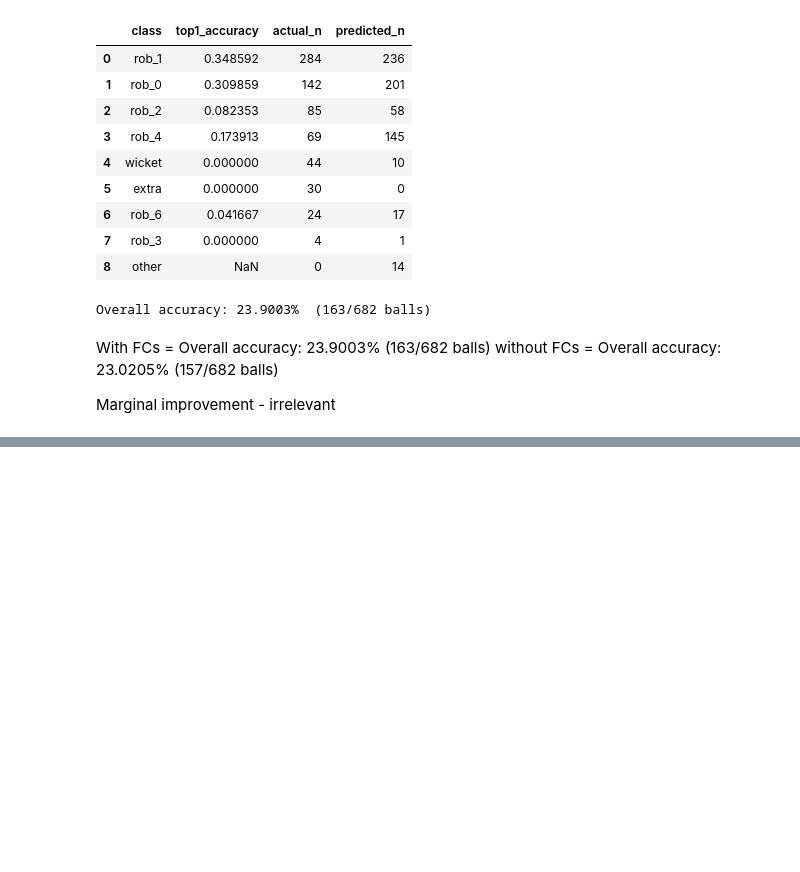
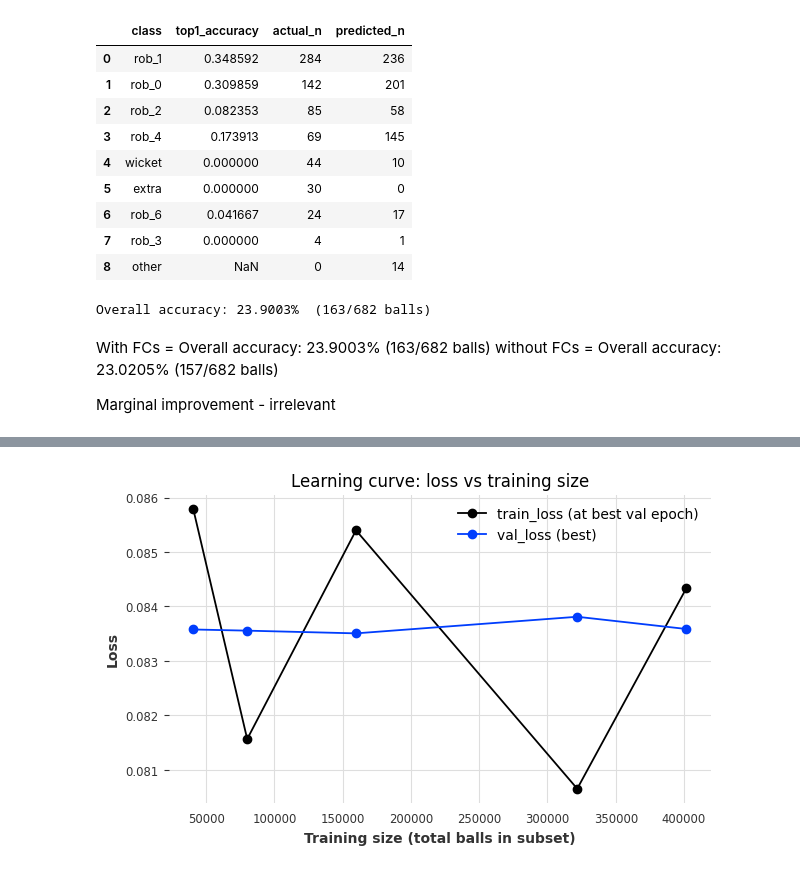
Before and after one commit to GBaugniet/cricketmodel, a Jupyter notebook: Cricket_Prediction_Model (4).ipynb, the cells around one changed output, grey strips where cells are left out. Drawn from its saved outputs; the diff is of its cells as text; code cells hidden in the pictures; blank space fills up the shorter version.

```diff
--- a/Cricket_Prediction_Model (4).ipynb
+++ b/Cricket_Prediction_Model (4).ipynb
@@ -1766,0 +2582,80 @@ Marginal improvement - irrelevant
+# %%
+# Learning curve sweep: loss vs training set size
+
+def read_min_val_and_train_at_best(metrics_csv):
+    m = pd.read_csv(metrics_csv)
+    # wide vs long handling
+    if {"train_loss","val_loss"}.issubset(m.columns):
+        g = m.groupby("epoch").last().reset_index()
+        best_row = g.loc[g["val_loss"].idxmin()]
+        return float(best_row["val_loss"]), float(best_row["train_loss"]), int(best_row["epoch"])
+    elif {"metric","value","epoch"}.issubset(m.columns):
+        p = (m.pivot_table(index="epoch", columns="metric", values="value", aggfunc="last")
+               .reset_index())
+        if "loss" in p.columns and "train_loss" not in p.columns:
+            p = p.rename(columns={"loss":"train_loss"})
+        best_row = p.loc[p["val_loss"].idxmin()]
+        return float(best_row["val_loss"]), float(best_row["train_loss"]), int(best_row["epoch"])
+    else:
+        raise RuntimeError("Unrecognised metrics.csv format")
+
+rng = np.random.RandomState(42)
+fractions = [0.1, 0.2, 0.4, 0.8, 1.0]
+records = []
+
+n_series = len(train_targets)
+index_all = np.arange(n_series)
+
+for frac in fractions:
+    k = max(1, ceil(frac * n_series))
+    idx = rng.choice(index_all, size=k, replace=False)
+    # subset the lists consistently
+    tr_t   = [train_targets[i]      for i in idx]
+    tr_p   = [train_past_scaled[i]  for i in idx]
+    tr_f   = [train_future_scaled[i]for i in idx]
+
+    # count "data size" as total balls in subset (alternative: #series=k)
+    total_balls = int(sum(len(ts) for ts in tr_t))
+
+    # logger per fraction
+    csv_logger = CSVLogger(save_dir="logs", name=f"tft_lcurve_{int(frac*100)}")
+    model_lc = make_tft(csv_logger)
+
+    model_lc.fit(
+        series=tr_t,
+        past_covariates=tr_p,
+        future_covariates=tr_f,
+        val_series=val_targets,
+        val_past_covariates=val_past_scaled,
+        val_future_covariates=val_future_scaled,
+        verbose=False,
+    )
+
+    # read metrics and get min val loss + train at that epoch
+    metrics_paths = glob.glob(os.path.join(csv_logger.log_dir, "metrics*.csv")) or \
+                    glob.glob(os.path.join(csv_logger.log_dir, "metrics.csv"))
+    assert metrics_paths, f"No metrics.csv for frac={frac}"
+    best_val, train_at_best, best_epoch = read_min_val_and_train_at_best(metrics_paths[0])
+
+    records.append({
+        "fraction": frac,
+        "k_series": k,
+        "balls": total_balls,
+        "best_val_loss": best_val,
+        "train_loss_at_best": train_at_best,
+        "best_epoch": best_epoch,
+    })
+
+lc_df = pd.DataFrame(records).sort_values("fraction").reset_index(drop=True)
+display(lc_df)
+
+# plot loss vs training size (balls)
+plt.figure(figsize=(7,4))
+plt.plot(lc_df["balls"], lc_df["train_loss_at_best"], marker="o", label="train_loss (at best val epoch)")
+plt.plot(lc_df["balls"], lc_df["best_val_loss"],     marker="o", label="val_loss (best)")
+plt.xlabel("Training size (total balls in subset)")
+plt.ylabel("Loss")
+plt.title("Learning curve: loss vs training size")
+plt.legend()
+plt.show()
+# %% [output]
@@ -1766,0 +2683 @@ Marginal improvement - irrelevant
+[figure, added]
```
Also changed, not shown: parts of 64 cells of this notebook, 13 other files.
